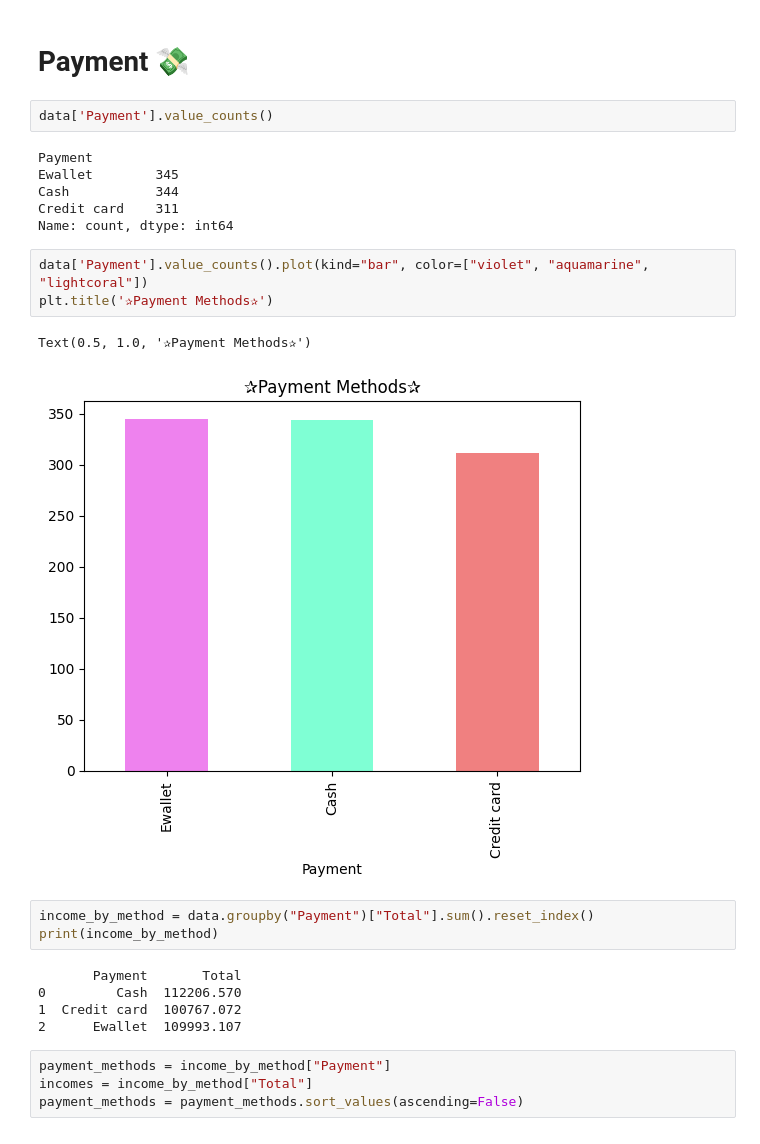
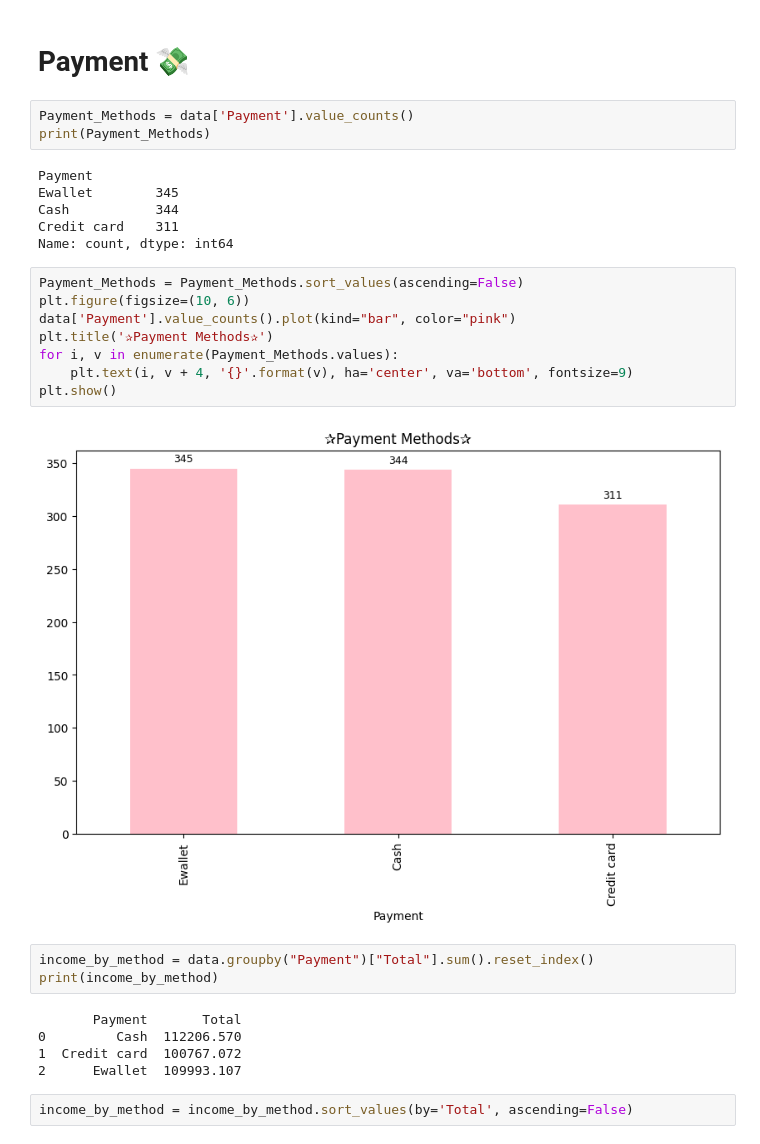
Before and after one commit to irisdev06/Super-Market-Data-Analysis, a Jupyter notebook: SuperNovaMartSalesAnalysis .ipynb, the cells around one changed output. Drawn from its saved outputs; the diff is of its cells as text.

```diff
--- a/SuperNovaMartSalesAnalysis .ipynb
+++ b/SuperNovaMartSalesAnalysis .ipynb
@@ -228,20 +228,25 @@ Text(0, 0.5, 'Total Spending')
 [figure]
 # %% [markdown]
 # Payment 💸
-# %%
-data['Payment'].value_counts()
-# %% [output]
-Payment
-Ewallet        345
-Cash           344
-Credit card    311
-Name: count, dtype: int64
-# %%
-data['Payment'].value_counts().plot(kind="bar", color=["violet", "aquamarine", "lightcoral"])
-plt.title('✰Payment Methods✰')
-# %% [output]
-Text(0.5, 1.0, '✰Payment Methods✰')
-[figure, removed]
+# %%
+Payment_Methods = data['Payment'].value_counts()
+print(Payment_Methods)
+# %% [output]
+Payment
+Ewallet        345
+Cash           344
+Credit card    311
+Name: count, dtype: int64
+# %%
+Payment_Methods = Payment_Methods.sort_values(ascending=False)
+plt.figure(figsize=(10, 6))
+data['Payment'].value_counts().plot(kind="bar", color="pink")
+plt.title('✰Payment Methods✰')
+for i, v in enumerate(Payment_Methods.values):
+    plt.text(i, v + 4, '{}'.format(v), ha='center', va='bottom', fontsize=9)
+plt.show()
+# %% [output]
+[figure, added]
 # %%
 income_by_method = data.groupby("Payment")["Total"].sum().reset_index()
 print(income_by_method)
@@ -250,9 +255,7 @@ print(income_by_method)
 0         Cash  112206.570
 1  Credit card  100767.072
 2      Ewallet  109993.107
-# %%
-payment_methods = income_by_method["Payment"]
-incomes = income_by_method["Total"]
-payment_methods = payment_methods.sort_values(ascending=False)
+# %%
+income_by_method = income_by_method.sort_values(by='Total', ascending=False)
 # %%
 plt.figure(figsize=(10, 6))
```
Also changed, not shown: parts of 1 cell of this notebook.
